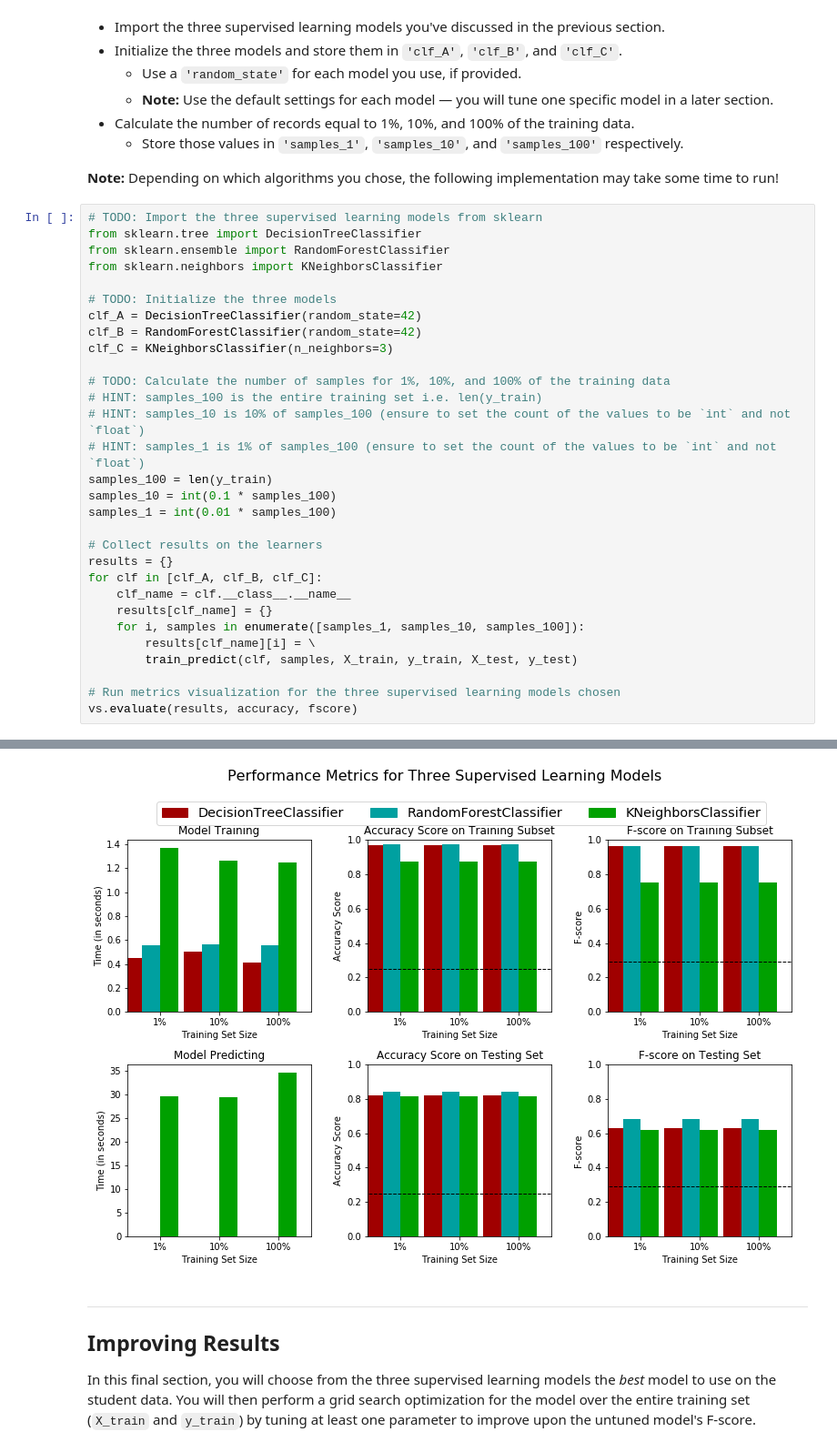
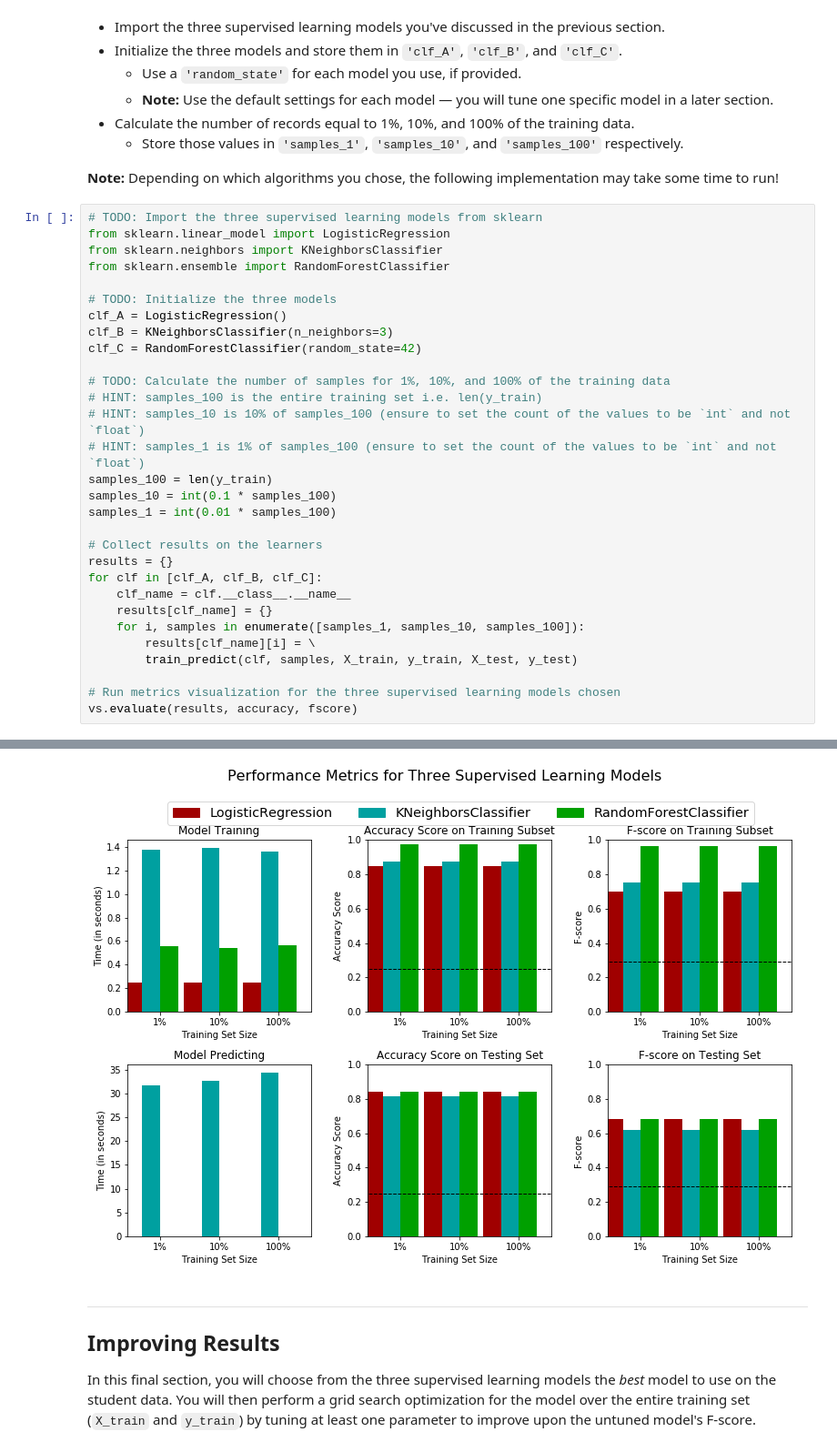
Before and after one commit to andrethiago/machine-learning, a Jupyter notebook: projects/finding_donors/finding_donors.ipynb, the cells around one changed output, grey strips where cells are left out. Shown at 91% size. Drawn from its saved outputs; the diff is of its cells as text.

```diff
--- a/projects/finding_donors/finding_donors.ipynb
+++ b/projects/finding_donors/finding_donors.ipynb
@@ -386,14 +386,14 @@ In the code cell, you will need to implement the following:
 **Note:** Depending on which algorithms you chose, the following implementation may take some time to run!
 # %%
 # TODO: Import the three supervised learning models from sklearn
-from sklearn.tree import DecisionTreeClassifier
+from sklearn.linear_model import LogisticRegression
+from sklearn.neighbors import KNeighborsClassifier
 from sklearn.ensemble import RandomForestClassifier
-from sklearn.neighbors import KNeighborsClassifier
 
 # TODO: Initialize the three models
-clf_A = DecisionTreeClassifier(random_state=42)
-clf_B = RandomForestClassifier(random_state=42)
-clf_C = KNeighborsClassifier(n_neighbors=3)
+clf_A = LogisticRegression()
+clf_B = KNeighborsClassifier(n_neighbors=3)
+clf_C = RandomForestClassifier(random_state=42)
 
 # TODO: Calculate the number of samples for 1%, 10%, and 100% of the training data
 # HINT: samples_100 is the entire training set i.e. len(y_train)
@@ -427,4 +427,4 @@ KNeighborsClassifier trained on 36177 samples.
-[figure, old version]
+[figure, new version]
 # %% [markdown]
 ----
 ## Improving Results
```
Also changed, not shown: parts of 6 cells of this notebook.
